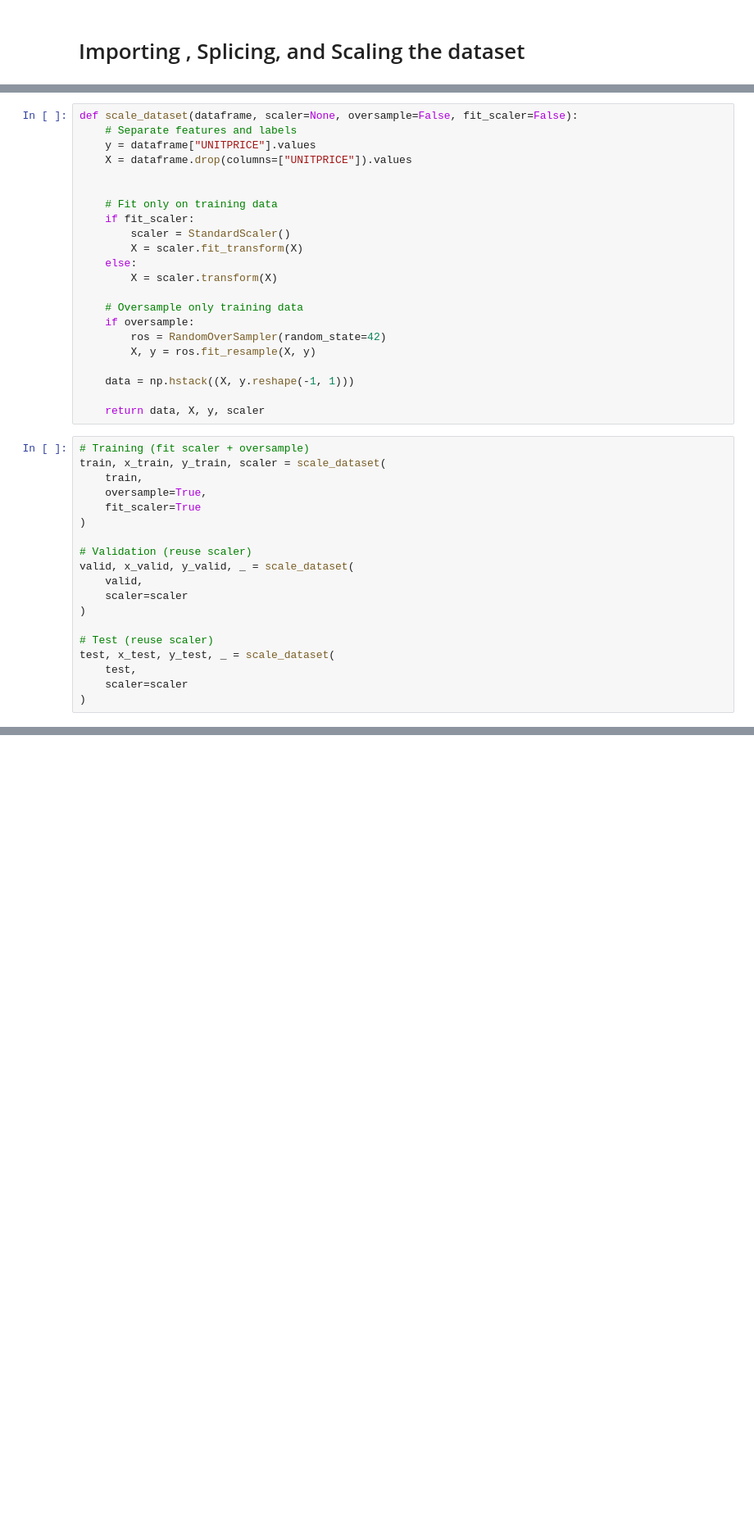
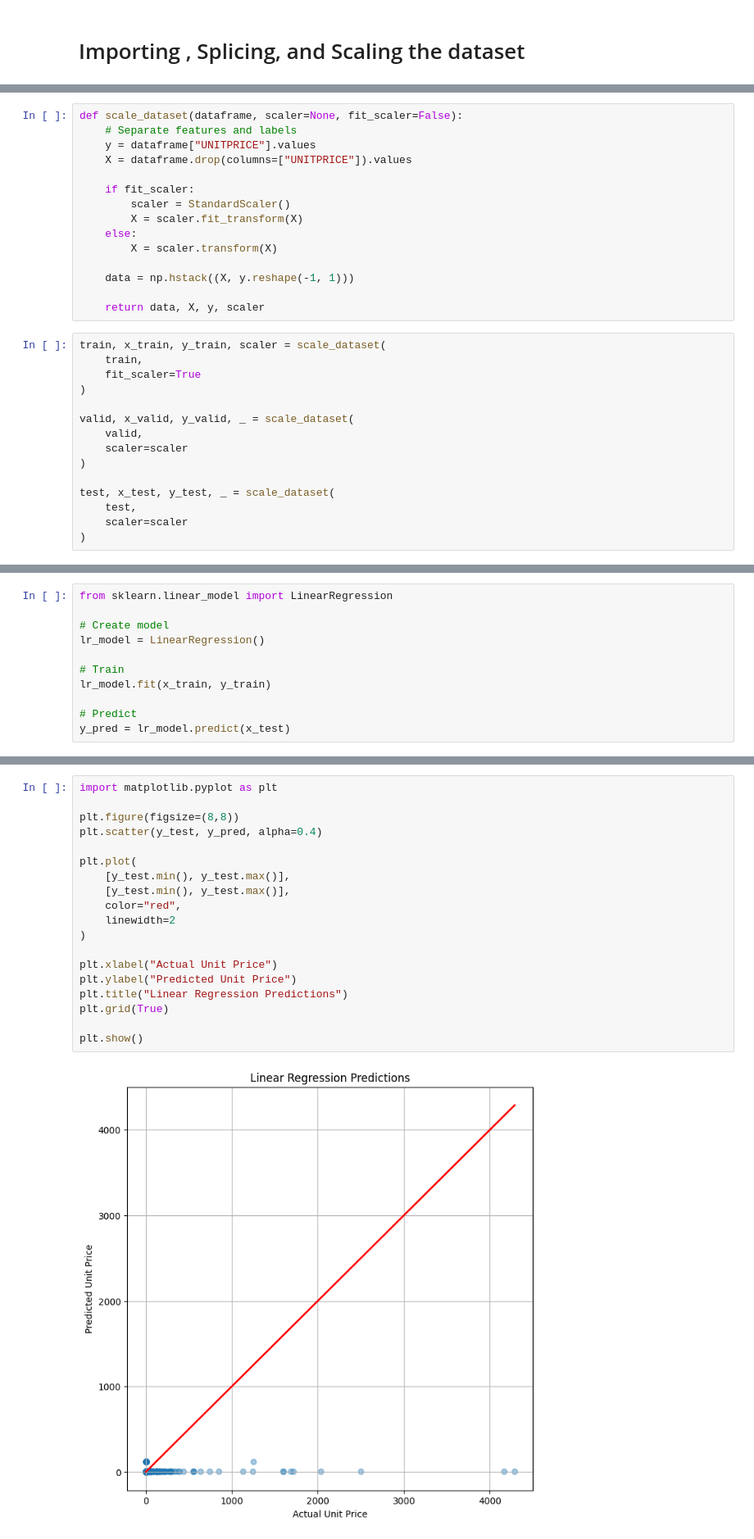
Before and after one commit to Whit31ister/ML-31231551243, a Jupyter notebook: MODELS/Linear_Regression.ipynb, the cells around one changed output, grey strips where cells are left out. Shown at 82% size. Saved outputs shown, nothing was run; the diff lists cells and outputs as text; blank space fills up the shorter version.

```diff
--- a/MODELS/Linear_Regression.ipynb
+++ b/MODELS/Linear_Regression.ipynb
@@ -77,40 +100,29 @@ Max : 20.815216
 # %%
-def scale_dataset(dataframe, scaler=None, oversample=False, fit_scaler=False):
+def scale_dataset(dataframe, scaler=None, fit_scaler=False):
     # Separate features and labels
     y = dataframe["UNITPRICE"].values
     X = dataframe.drop(columns=["UNITPRICE"]).values
 
-
-    # Fit only on training data
     if fit_scaler:
         scaler = StandardScaler()
         X = scaler.fit_transform(X)
     else:
         X = scaler.transform(X)
 
-    # Oversample only training data
-    if oversample:
-        ros = RandomOverSampler(random_state=42)
-        X, y = ros.fit_resample(X, y)
-
     data = np.hstack((X, y.reshape(-1, 1)))
 
     return data, X, y, scaler
 # %%
-# Training (fit scaler + oversample)
 train, x_train, y_train, scaler = scale_dataset(
     train,
-    oversample=True,
     fit_scaler=True
 )
 
-# Validation (reuse scaler)
 valid, x_valid, y_valid, _ = scale_dataset(
     valid,
     scaler=scaler
 )
 
-# Test (reuse scaler)
 test, x_test, y_test, _ = scale_dataset(
     test,
     scaler=scaler
@@ -150,0 +165,11 @@ Max : 20.815216
+# %%
+from sklearn.linear_model import LinearRegression
+
+# Create model
+lr_model = LinearRegression()
+
+# Train
+lr_model.fit(x_train, y_train)
+
+# Predict
+y_pred = lr_model.predict(x_test)
@@ -150,0 +197,21 @@ Max : 20.815216
+# %%
+import matplotlib.pyplot as plt
+
+plt.figure(figsize=(8,8))
+plt.scatter(y_test, y_pred, alpha=0.4)
+
+plt.plot(
+    [y_test.min(), y_test.max()],
+    [y_test.min(), y_test.max()],
+    color="red",
+    linewidth=2
+)
+
+plt.xlabel("Actual Unit Price")
+plt.ylabel("Predicted Unit Price")
+plt.title("Linear Regression Predictions")
+plt.grid(True)
+
+plt.show()
+# %% [output]
+[figure, added]
```
Also changed, not shown: parts of 8 cells of this notebook.
